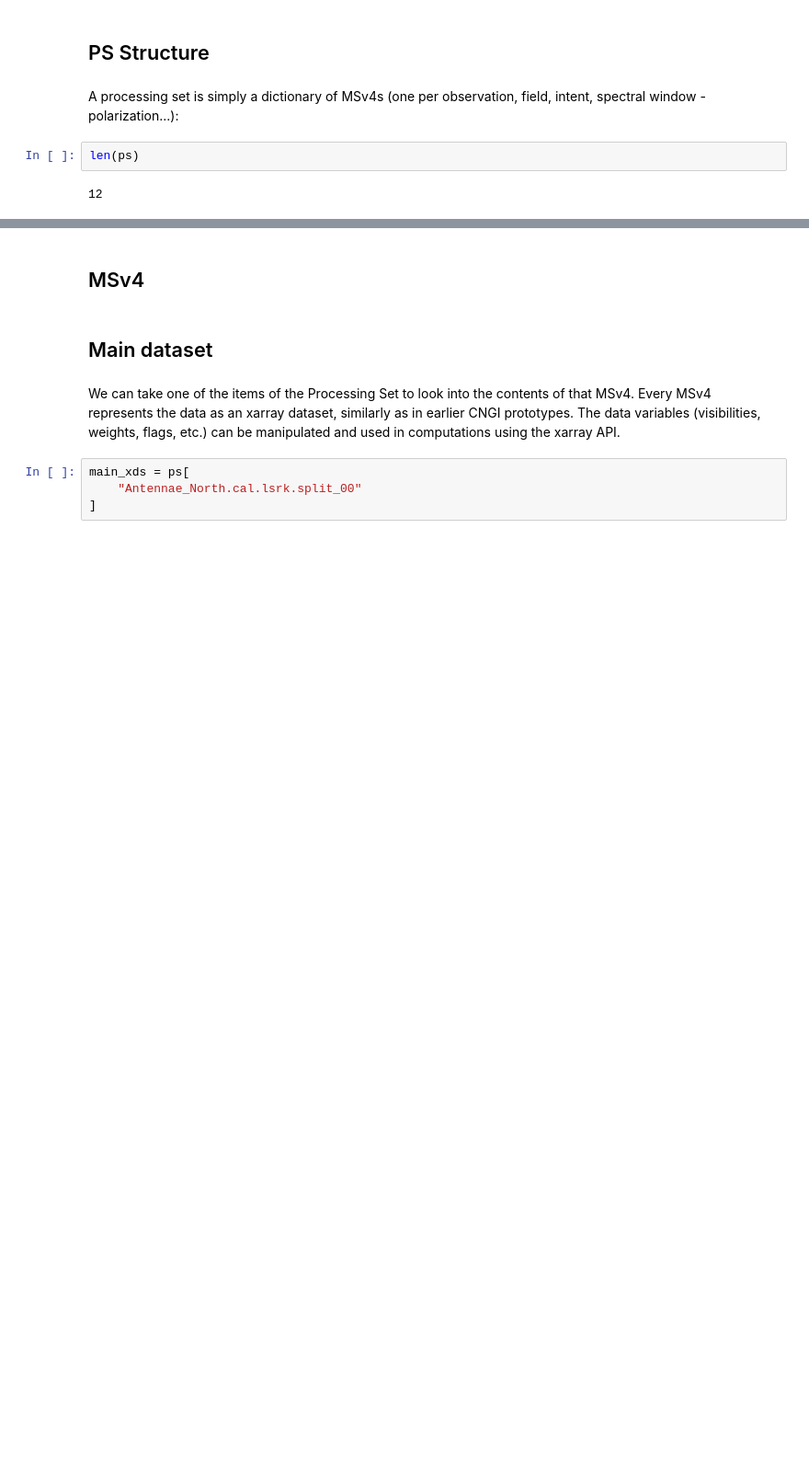
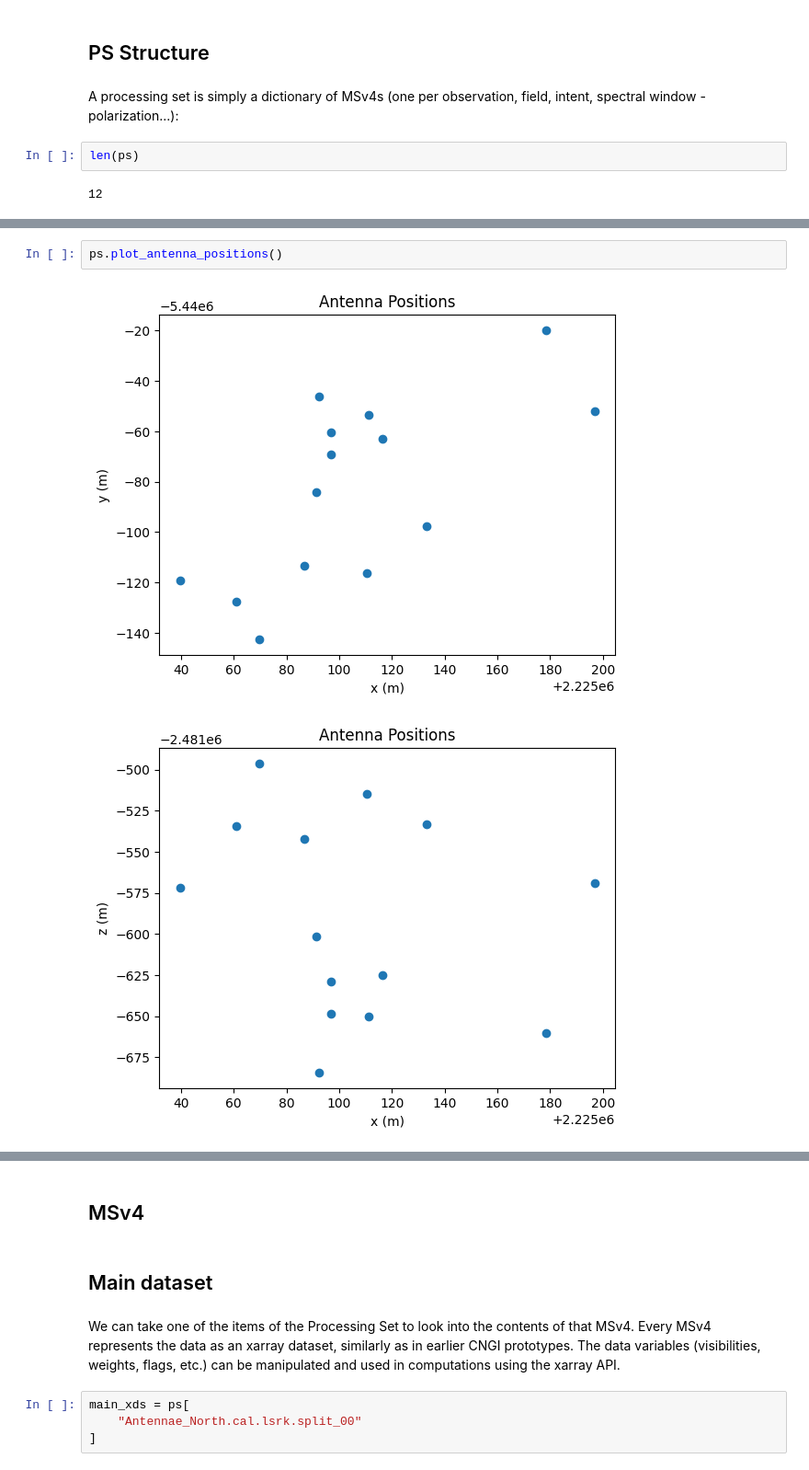
Before and after one commit to casangi/xradio, a Jupyter notebook: docs/source/measurement_set/tutorials/ps_vis.ipynb, the cells around one changed output, grey strips where cells are left out. Shown at 92% size. Saved outputs shown, nothing was run; the diff lists cells and outputs as text; blank space fills up the shorter version.

```diff
--- a/docs/source/measurement_set/tutorials/ps_vis.ipynb
+++ b/docs/source/measurement_set/tutorials/ps_vis.ipynb
@@ -114,0 +119,5 @@ dict_keys(['Antennae_North.cal.lsrk.split_08', 'Antennae_North.cal.lsrk.split_03
+# %%
+ps.plot_antenna_positions()
+# %% [output]
+[figure, added]
+[figure, added]
```
Also changed, not shown: parts of 15 cells of this notebook, 16 other files.
